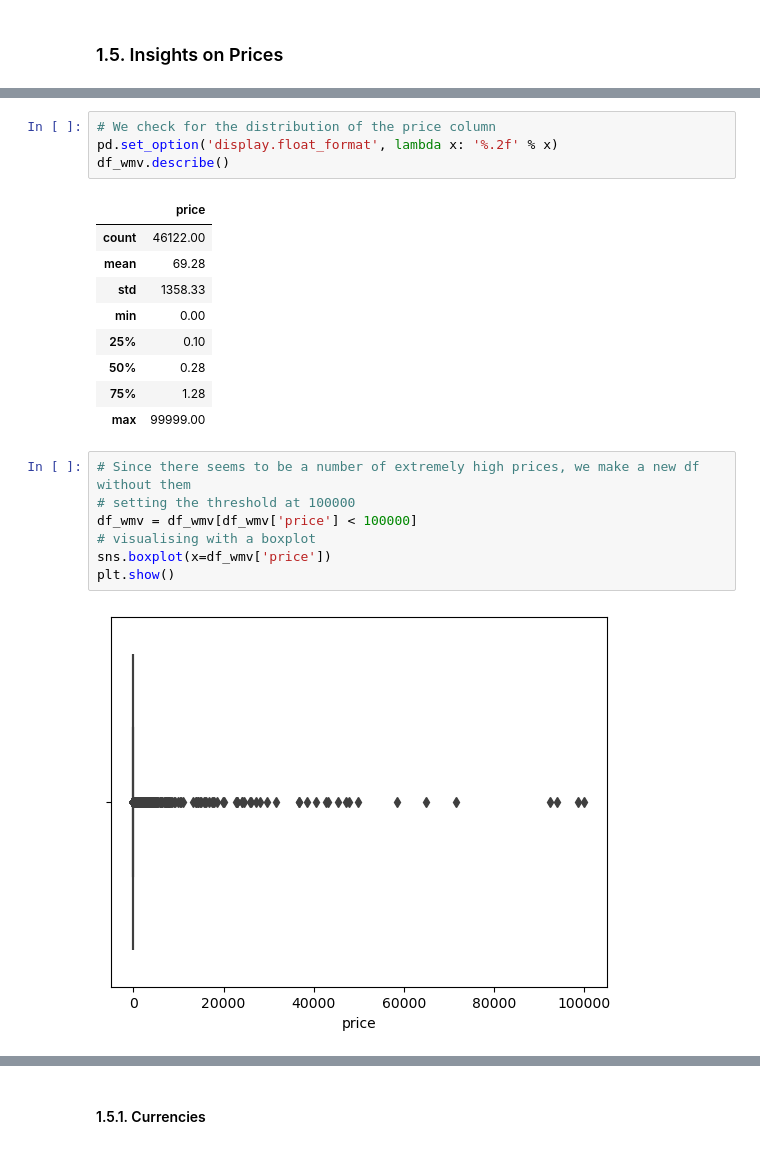
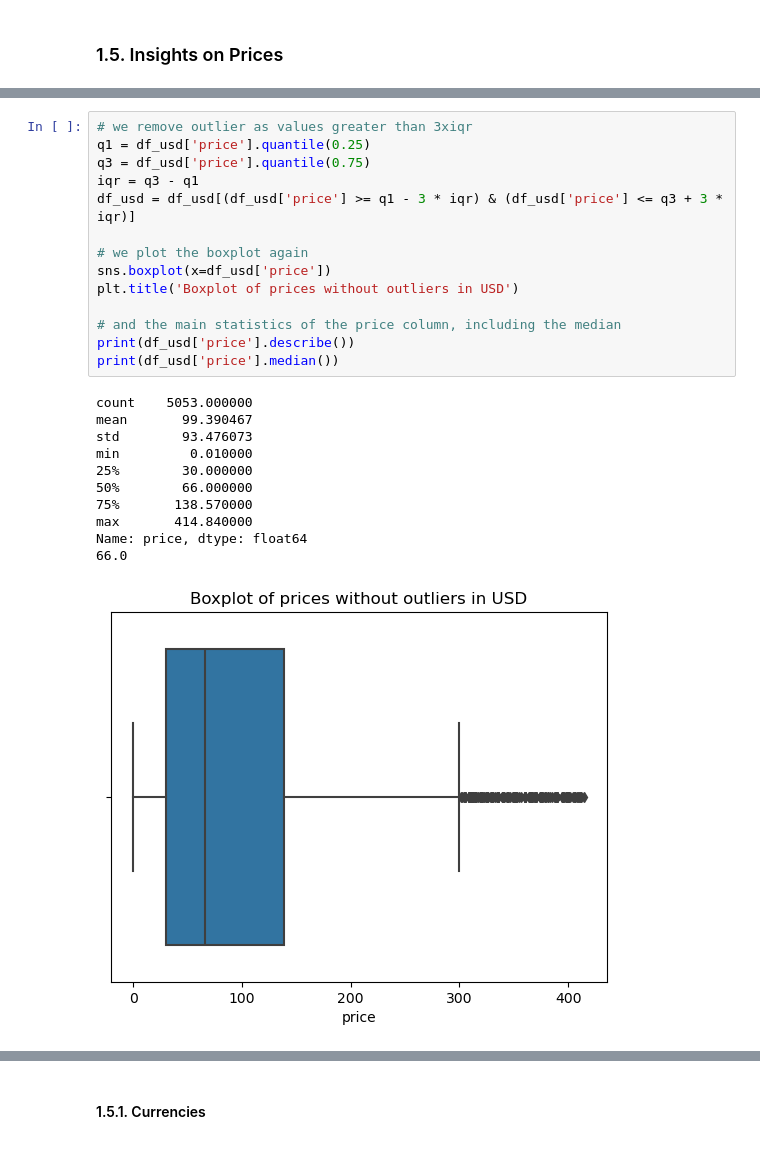
Before and after one commit to davide-beltrame/cybercrime-aho, a Jupyter notebook: main.ipynb, the cells around one changed output, grey strips where cells are left out. Saved outputs shown, nothing was run; the diff lists cells and outputs as text.

```diff
--- a/main.ipynb
+++ b/main.ipynb
@@ -252,23 +338,26 @@ plt.show()
-# %%
-# We check for the distribution of the price column
-pd.set_option('display.float_format', lambda x: '%.2f' % x)
-df_wmv.describe()
-# %% [output]
-|  | price |
-| count | 46122.00 |
-| mean | 69.28 |
-| std | 1358.33 |
-| min | 0.00 |
-| 25% | 0.10 |
-| 50% | 0.28 |
-| 75% | 1.28 |
-| max | 99999.00 |
-# %%
-# Since there seems to be a number of extremely high prices, we make a new df without them
-# setting the threshold at 100000
-df_wmv = df_wmv[df_wmv['price'] < 100000]
-# visualising with a boxplot
-sns.boxplot(x=df_wmv['price'])
-plt.show()
-# %% [output]
-[figure, removed]
+# %%
+# we remove outlier as values greater than 3xiqr
+q1 = df_usd['price'].quantile(0.25)
+q3 = df_usd['price'].quantile(0.75)
+iqr = q3 - q1
+df_usd = df_usd[(df_usd['price'] >= q1 - 3 * iqr) & (df_usd['price'] <= q3 + 3 * iqr)]
+
+# we plot the boxplot again
+sns.boxplot(x=df_usd['price'])
+plt.title('Boxplot of prices without outliers in USD')
+
+# and the main statistics of the price column, including the median
+print(df_usd['price'].describe())
+print(df_usd['price'].median())
+# %% [output]
+count    5053.000000
+mean       99.390467
+std        93.476073
+min         0.010000
+25%        30.000000
+50%        66.000000
+75%       138.570000
+max       414.840000
+Name: price, dtype: float64
+66.0
+[figure, added]
```
Also changed, not shown: parts of 36 cells of this notebook, 1 other file.
